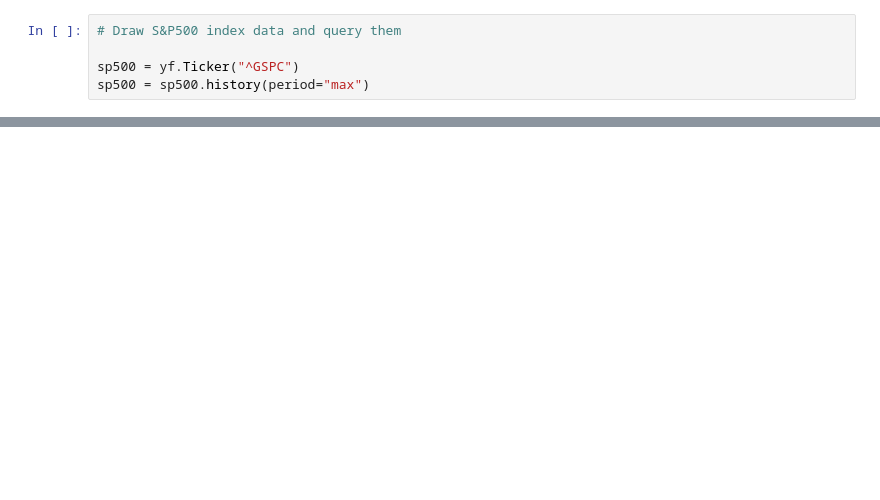
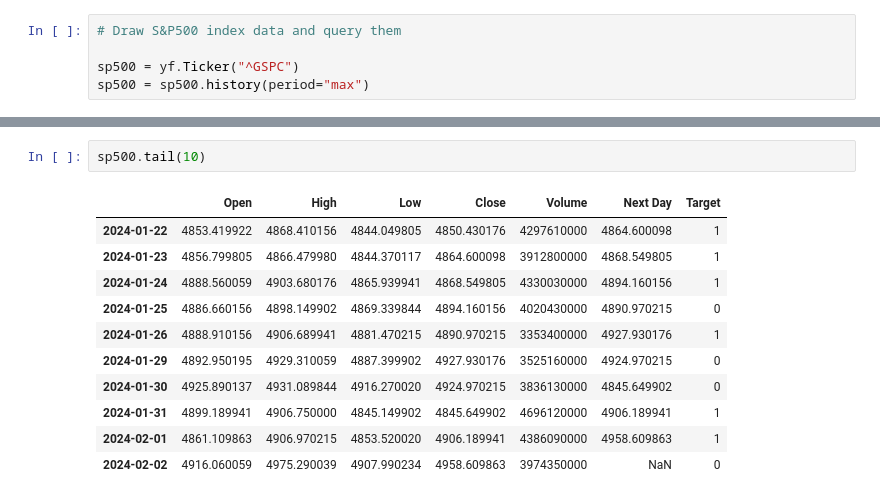
Before and after one commit to v3232/Predicting-Stock-Market-with-Machine-Learning, a Jupyter notebook: main.ipynb, the cells around one changed output, grey strips where cells are left out. Cells and saved outputs as stored; diff of their text form; blank space fills up the shorter version.

```diff
--- a/main.ipynb
+++ b/main.ipynb
@@ -69,0 +128,14 @@ sp500
+# %%
+sp500.tail(10)
+# %% [output]
+|  | Open | High | Low | Close | Volume | Next Day | Target |
+| 2024-01-22 | 4853.419922 | 4868.410156 | 4844.049805 | 4850.430176 | 4297610000 | 4864.600098 | 1 |
+| 2024-01-23 | 4856.799805 | 4866.479980 | 4844.370117 | 4864.600098 | 3912800000 | 4868.549805 | 1 |
+| 2024-01-24 | 4888.560059 | 4903.680176 | 4865.939941 | 4868.549805 | 4330030000 | 4894.160156 | 1 |
+| 2024-01-25 | 4886.660156 | 4898.149902 | 4869.339844 | 4894.160156 | 4020430000 | 4890.970215 | 0 |
+| 2024-01-26 | 4888.910156 | 4906.689941 | 4881.470215 | 4890.970215 | 3353400000 | 4927.930176 | 1 |
+| 2024-01-29 | 4892.950195 | 4929.310059 | 4887.399902 | 4927.930176 | 3525160000 | 4924.970215 | 0 |
+| 2024-01-30 | 4925.890137 | 4931.089844 | 4916.270020 | 4924.970215 | 3836130000 | 4845.649902 | 0 |
+| 2024-01-31 | 4899.189941 | 4906.750000 | 4845.149902 | 4845.649902 | 4696120000 | 4906.189941 | 1 |
+| 2024-02-01 | 4861.109863 | 4906.970215 | 4853.520020 | 4906.189941 | 4386090000 | 4958.609863 | 1 |
+| 2024-02-02 | 4916.060059 | 4975.290039 | 4907.990234 | 4958.609863 | 3974350000 | NaN | 0 |
```
Also changed, not shown: parts of 8 cells of this notebook.
